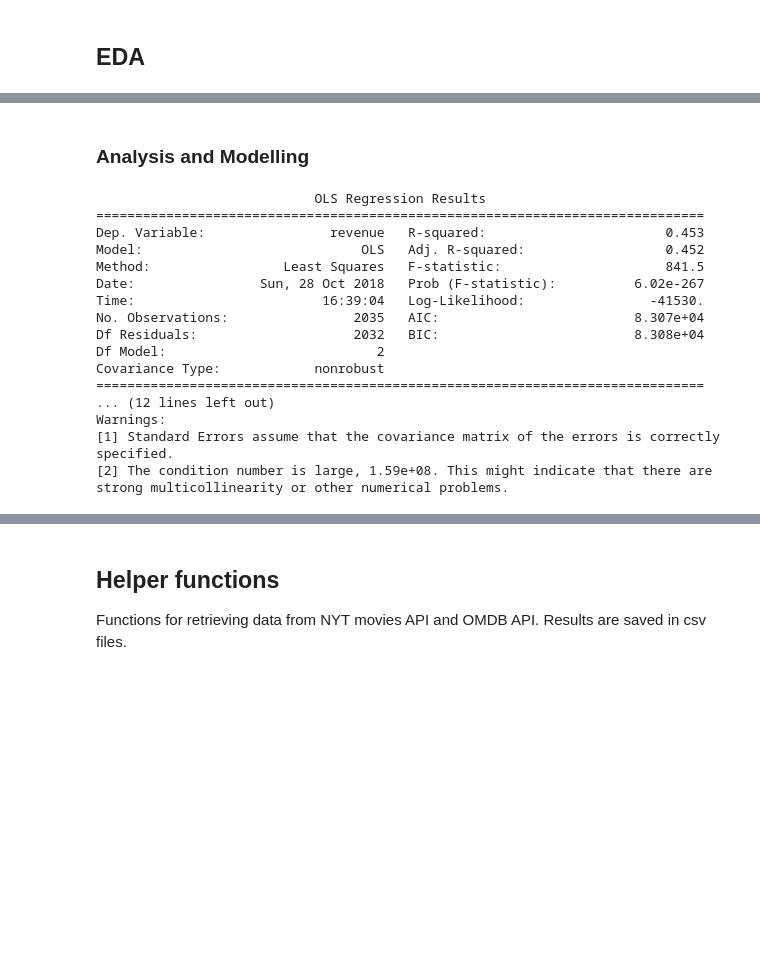
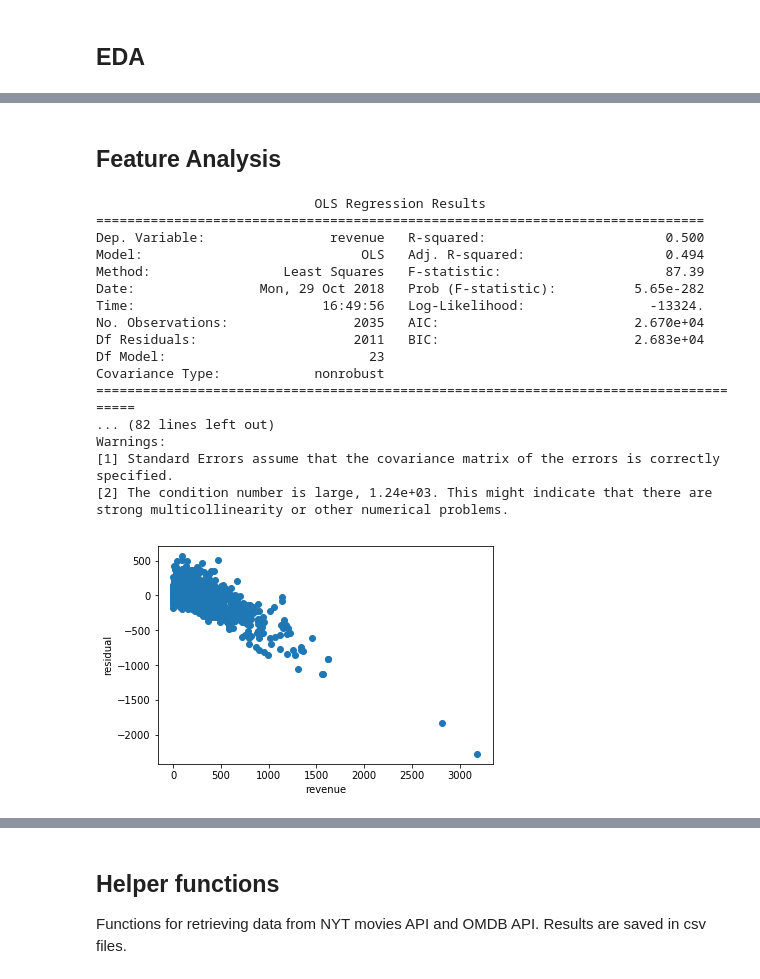
Before and after one commit to stephengou/Predictive-Model-Of-Movie-Revenues, a Jupyter notebook: Predictive_Model_Of_Movie_Revenue.ipynb, the cells around one changed output, grey strips where cells are left out. Drawn from its saved outputs; the diff is of its cells as text; code cells hidden in the pictures; blank space fills up the shorter version.

```diff
--- a/Predictive_Model_Of_Movie_Revenue.ipynb
+++ b/Predictive_Model_Of_Movie_Revenue.ipynb
@@ -242,26 +298,34 @@ sns.pairplot(main_df[['budget','revenue','runtime','director_score','cast_score'
 # %% [markdown]
-### Analysis and Modelling
+## Feature Analysis
-# %%
-import statsmodels.api as sm
-import statsmodels.formula.api as smf
-
-results = smf.ols('revenue ~ budget + cast_score', data=main_df).fit()
-print(results.summary())
-# %% [output]
-                            OLS Regression Results
-==============================================================================
-Dep. Variable:                revenue   R-squared:                       0.453
-Model:                            OLS   Adj. R-squared:                  0.452
-Method:                 Least Squares   F-statistic:                     841.5
-Date:                Sun, 28 Oct 2018   Prob (F-statistic):          6.02e-267
-Time:                        16:39:04   Log-Likelihood:                -41530.
-No. Observations:                2035   AIC:                         8.307e+04
-Df Residuals:                    2032   BIC:                         8.308e+04
-Df Model:                           2
-Covariance Type:            nonrobust
-==============================================================================
-... (12 lines left out)
-Warnings:
-[1] Standard Errors assume that the covariance matrix of the errors is correctly specified.
-[2] The condition number is large, 1.59e+08. This might indicate that there are
-strong multicollinearity or other numerical problems.
+# %%
+formula = '''revenue ~
+                    budget + runtime + critics_pick
+                    + is_action + is_adventure+is_fantasy+is_science_fiction + is_crime + is_drama + is_thriller + is_animation + is_family + is_western + is_comedy + is_romance + is_horror + is_mystery + is_history + is_war + is_music + is_documentary
+                    + cast_score + director_score
+                    '''
+results = smf.ols(formula, data=main_df).fit()
+print(results.summary())
+print(results.summary())
+plt.scatter(main_df['revenue'], results.fittedvalues - main_df['revenue'])
+plt.xlabel('revenue')
+plt.ylabel('residual')
+plt.show()
+# %% [output]
+                            OLS Regression Results
+==============================================================================
+Dep. Variable:                revenue   R-squared:                       0.500
+Model:                            OLS   Adj. R-squared:                  0.494
+Method:                 Least Squares   F-statistic:                     87.39
+Date:                Mon, 29 Oct 2018   Prob (F-statistic):          5.65e-282
+Time:                        16:49:56   Log-Likelihood:                -13324.
+No. Observations:                2035   AIC:                         2.670e+04
+Df Residuals:                    2011   BIC:                         2.683e+04
+Df Model:                          23
+Covariance Type:            nonrobust
+======================================================================================
+... (82 lines left out)
+Warnings:
+[1] Standard Errors assume that the covariance matrix of the errors is correctly specified.
+[2] The condition number is large, 1.24e+03. This might indicate that there are
+strong multicollinearity or other numerical problems.
+[figure, added]
```
Also changed, not shown: parts of 29 cells of this notebook, 6 other files.
